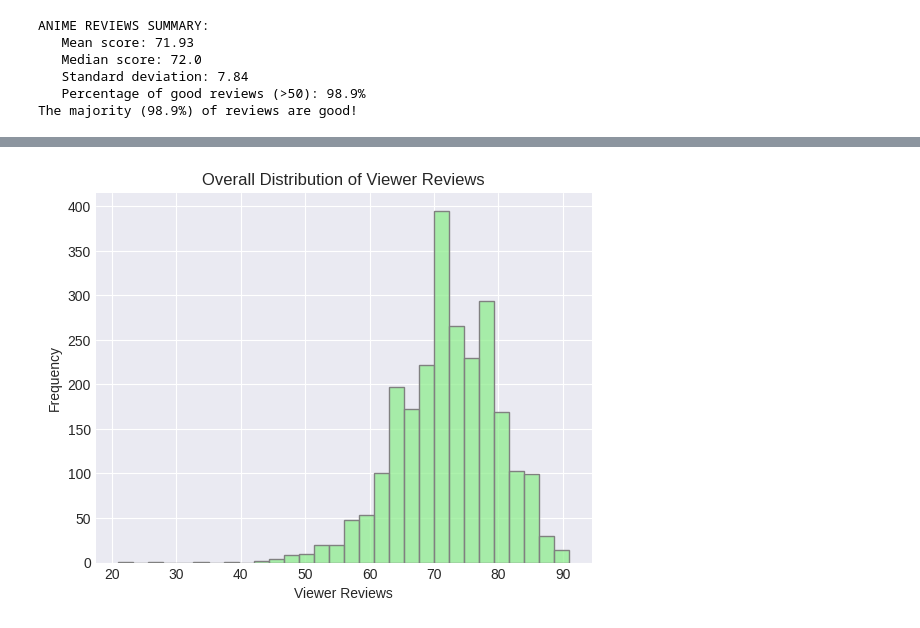
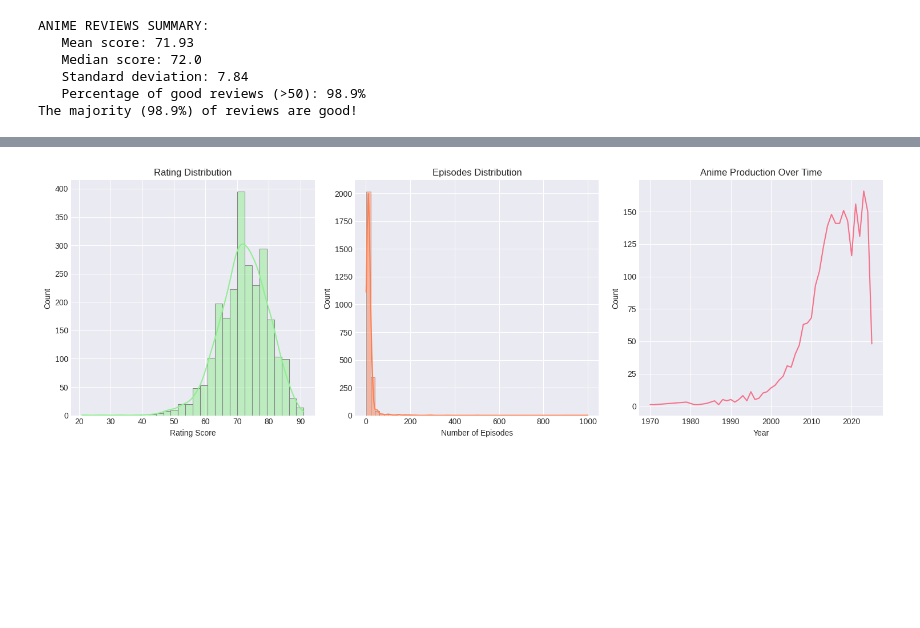
Before and after one commit to Osvajorge/anime-analytics-hub, a Jupyter notebook: notebooks/03_eda.ipynb, the cells around one changed output, grey strips where cells are left out. Cells and saved outputs as stored; diff of their text form; code cells hidden in the pictures; blank space fills up the shorter version.

Commit message:
EDA progress - Univariable, Bivariable analysis

```diff
--- a/notebooks/03_eda.ipynb
+++ b/notebooks/03_eda.ipynb
@@ -86,10 +86,76 @@ ANIME REVIEWS SUMMARY:
    Percentage of good reviews (>50): 98.9%
 The majority (98.9%) of reviews are good!
 # %%
-plt.Figure(figsize=(10,5))
-sns.histplot(df_clean['viewer_reviews'], bins= 30, color='lightgreen', edgecolor='gray')
-plt.title('Overall Distribution of Viewer Reviews')
-plt.xlabel('Viewer Reviews')
-plt.ylabel('Frequency')
-plt.show
+print("="*50)
+print("1. UNIVARIATE ANALYSIS")
+print("="*50)
+
+# RATINGS ANALYSIS
+print("🎯 RATING ANALYSIS:")
+rating_stats = df_clean['viewer_reviews'].describe()
+print(f"   Average rating: {rating_stats['mean']:.2f}")
+print(f"   Most common range: {rating_stats['25%']:.0f}-{rating_stats['75%']:.0f}")
+print(f"   Highest rated anime: {rating_stats['max']:.0f}")
+print(f"   Lowest rated anime: {rating_stats['min']:.0f}")
+print()
+
+# EPISODES ANALYSIS
+print("📺 EPISODES ANALYSIS:")
+episodes_stats = df_clean['number_of_episodes'].describe()
+print(f"   Average episodes: {episodes_stats['mean']:.1f}")
+print(f"   Most common: {episodes_stats['50%']:.0f} episodes (median)")
+print(f"   Longest series: {episodes_stats['max']:.0f} episodes")
+
+# Categorize by length
+short_anime = (df_clean['number_of_episodes'] <= 12).sum()
+standard_anime = ((df_clean['number_of_episodes'] > 12) & (df_clean['number_of_episodes'] <= 24)).sum()
+long_anime = (df_clean['number_of_episodes'] > 24).sum()
+
+print(f"   Short anime (≤12 ep): {short_anime} ({(short_anime/len(df_clean)*100):.1f}%)")
+print(f"   Standard anime (13-24 ep): {standard_anime} ({(standard_anime/len(df_clean)*100):.1f}%)")
+print(f"   Long anime (>24 ep): {long_anime} ({(long_anime/len(df_clean)*100):.1f}%)")
+print()
+
+# YEAR ANALYSIS
+print("📅 PRODUCTION TIMELINE:")
+year_stats = df_clean['year'].describe()
+earliest_year = int(year_stats['min'])
+latest_year = int(year_stats['max'])
+peak_year = df_clean['year'].mode()[0]
+peak_count = df_clean['year'].value_counts().iloc[0]
+
+print(f"   Time span: {earliest_year} - {latest_year}")
+print(f"   Peak production year: {peak_year:.0f} ({peak_count} anime)")
+print(f"   Average production year: {year_stats['mean']:.0f}")
+
+# Recent vs older anime
+recent_anime = (df_clean['year'] >= 2010).sum()
+older_anime = (df_clean['year'] < 2010).sum()
+print(f"   Recent anime (2010+): {recent_anime} ({(recent_anime/len(df_clean)*100):.1f}%)")
+print(f"   Classic anime (<2010): {older_anime} ({(older_anime/len(df_clean)*100):.1f}%)")
+
+print("\n" + "="*50)
+
+plt.figure(figsize=(15, 5))
+
+# Individual variable analysis
+plt.subplot(1, 3, 1)
+sns.histplot(df_clean['viewer_reviews'], bins=30, kde=True, color='lightgreen', edgecolor='gray')
+plt.title('Rating Distribution')
+plt.xlabel('Rating Score')
+
+plt.subplot(1, 3, 2)
+sns.histplot(df_clean['number_of_episodes'], bins=50, kde=True, color='coral', edgecolor='gray')
+plt.title('Episodes Distribution')
+plt.xlabel('Number of Episodes')
+
+plt.subplot(1, 3, 3)
+year_counts = df_clean['year'].value_counts().sort_index()
+plt.plot(year_counts.index, year_counts.values)
+plt.title('Anime Production Over Time')
+plt.xlabel('Year')
+plt.ylabel('Count')
+
+plt.tight_layout()
+plt.show()
 # %% [output]
@@ -97,2 +179,2 @@ plt.show
-[figure, old version]
+[figure, new version]
 # %%
```
Also changed, not shown: parts of 5 cells of this notebook.
